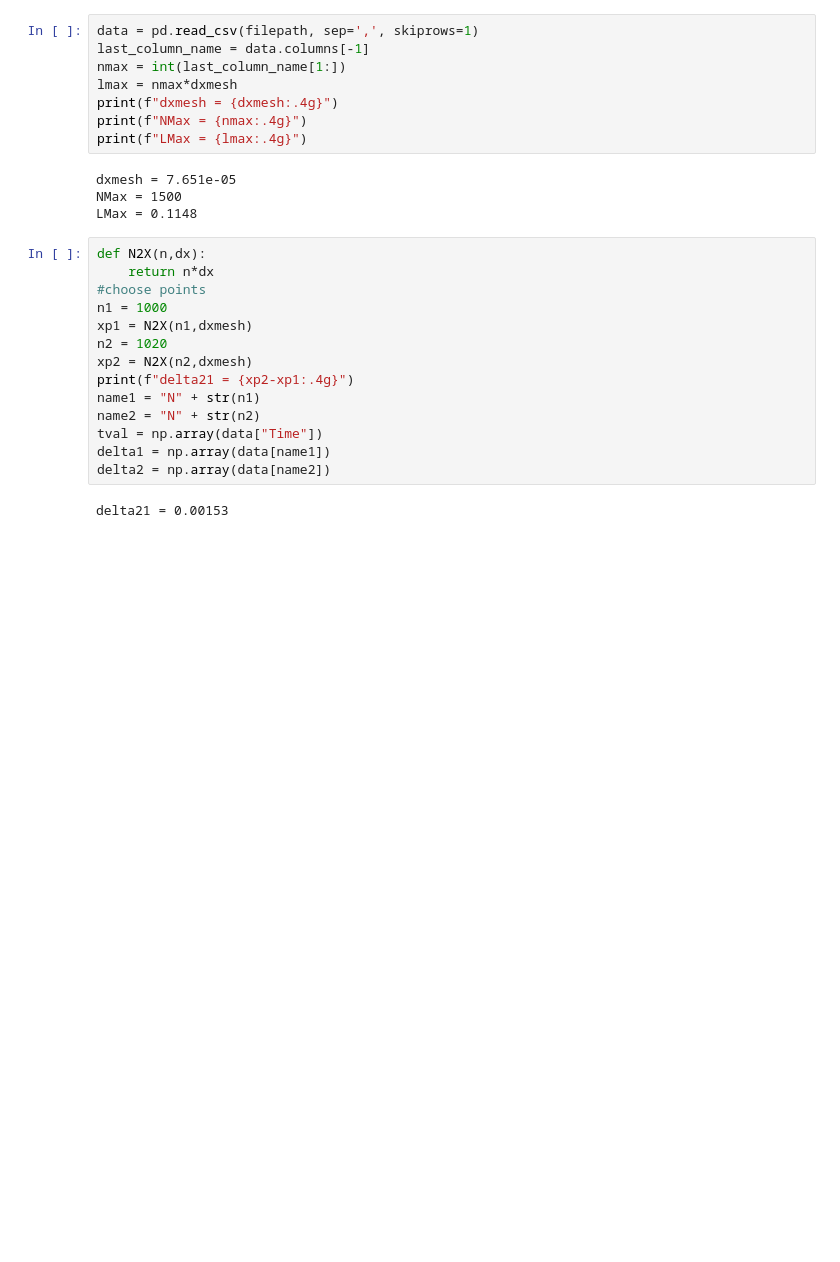
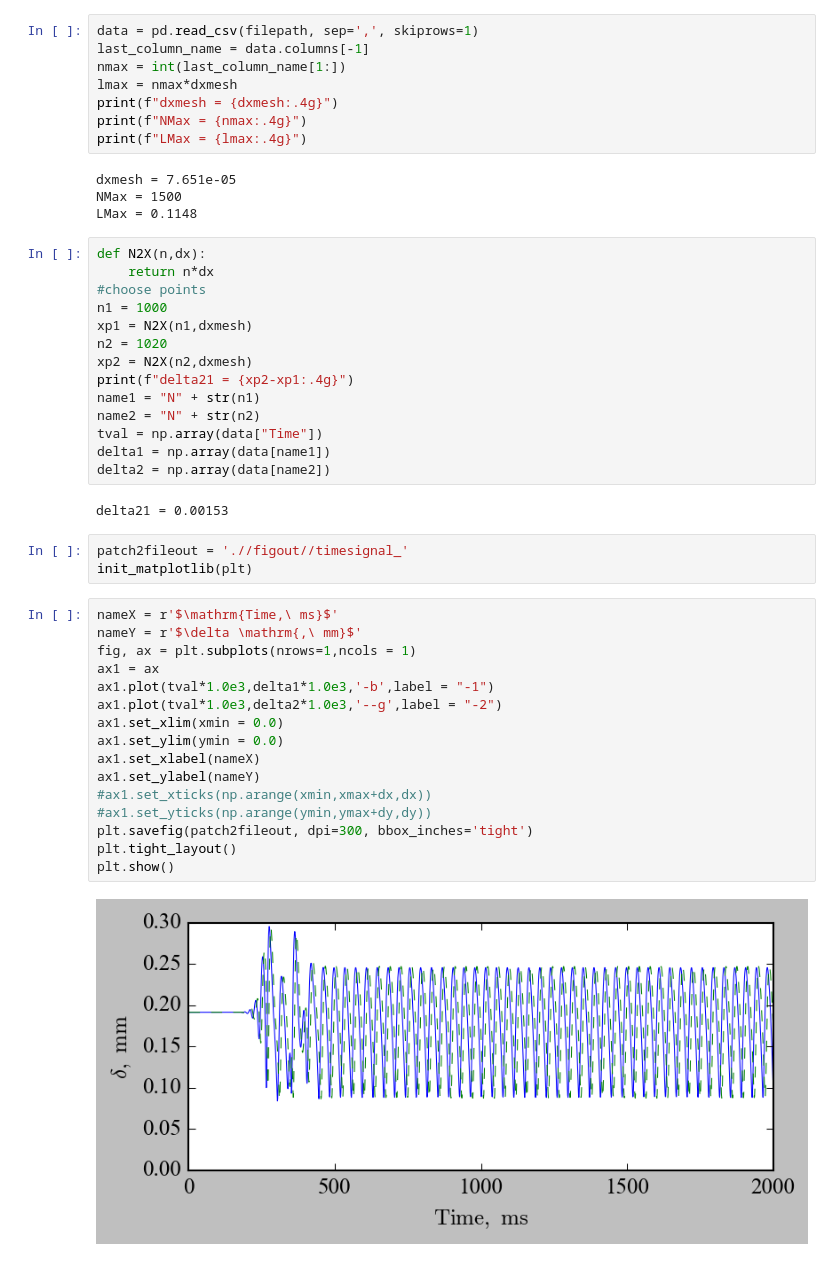
Before and after one commit to UlyanaGru/Fourier, a Jupyter notebook: postprocessing.ipynb, the cells around one changed output. Drawn from its saved outputs; the diff is of its cells as text; blank space fills up the shorter version.

Commit message:
graph

```diff
--- a/postprocessing.ipynb
+++ b/postprocessing.ipynb
@@ -116,3 +116,24 @@ delta1 = np.array(data[name1])
 delta2 = np.array(data[name2])
 # %% [output]
 delta21 = 0.00153
+# %%
+patch2fileout = './/figout//timesignal_'
+init_matplotlib(plt)
+# %%
+nameX = r'$\mathrm{Time,\ ms}$'
+nameY = r'$\delta \mathrm{,\ mm}$'
+fig, ax = plt.subplots(nrows=1,ncols = 1)
+ax1 = ax
+ax1.plot(tval*1.0e3,delta1*1.0e3,'-b',label = "-1")
+ax1.plot(tval*1.0e3,delta2*1.0e3,'--g',label = "-2")
+ax1.set_xlim(xmin = 0.0)
+ax1.set_ylim(ymin = 0.0)
+ax1.set_xlabel(nameX)
+ax1.set_ylabel(nameY)
+#ax1.set_xticks(np.arange(xmin,xmax+dx,dx))
+#ax1.set_yticks(np.arange(ymin,ymax+dy,dy))
+plt.savefig(patch2fileout, dpi=300, bbox_inches='tight')
+plt.tight_layout()
+plt.show()
+# %% [output]
+[figure, added]
```
Also changed, not shown: 1 other file.
